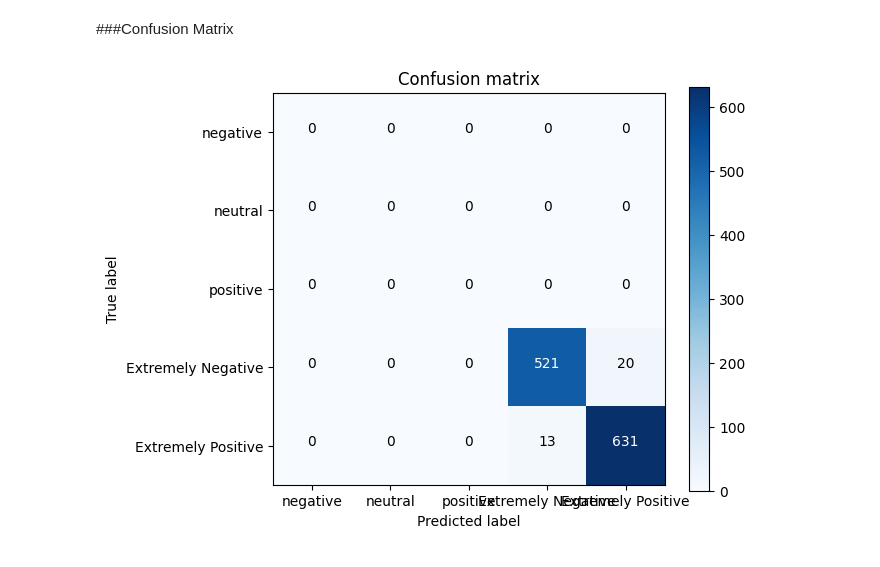
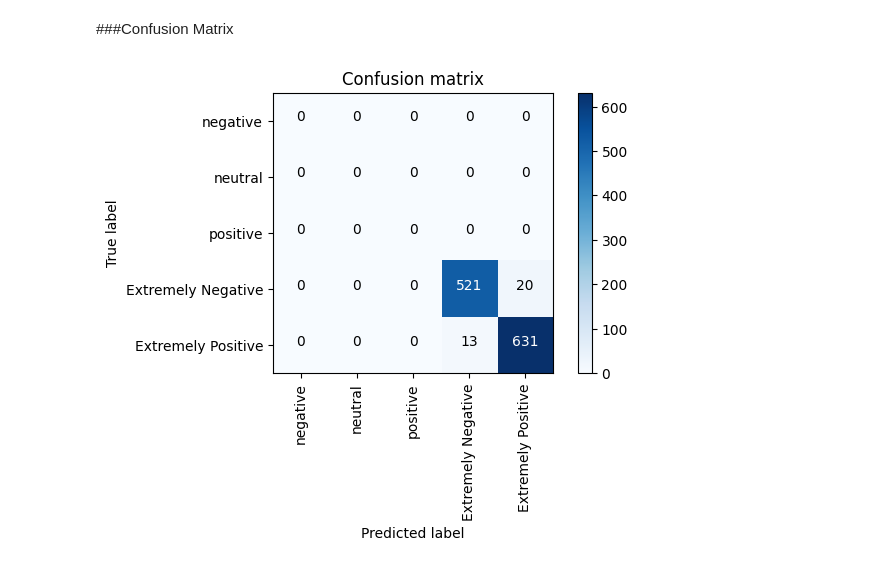
Before and after one commit to smruthyunjaya05/MLE, a Jupyter notebook: SentimentalAnalysisNLP.ipynb, the cells around one changed output. Cells and saved outputs as stored; diff of their text form; code cells hidden in the pictures.

```diff
--- a/SentimentalAnalysisNLP.ipynb
+++ b/SentimentalAnalysisNLP.ipynb
@@ -129,31 +129,35 @@ print(accuracy_score(y_test, predictions))
 # %% [markdown]
 ###Confusion Matrix
 # %%
+import matplotlib.pyplot as plt
+import numpy as np
 from sklearn import metrics
 import itertools
+
 def plot_confusion_matrix(cm, classes,
                           normalize=False,
                           title='Confusion matrix',
                           cmap=plt.cm.Blues):
 
     plt.imshow(cm, interpolation='nearest', cmap=cmap)
     plt.title(title)
     plt.colorbar()
     tick_marks = np.arange(len(classes))
-    plt.xticks(tick_marks, classes)
+    plt.xticks(tick_marks, classes, rotation=90)  # Rotate x-axis labels to vertical
     plt.yticks(tick_marks, classes)
 
     thresh = cm.max() / 2.
     for i, j in itertools.product(range(cm.shape[0]), range(cm.shape[1])):
         plt.text(j, i, cm[i, j],
                  horizontalalignment="center",
                  color="white" if cm[i, j] > thresh else "black")
 
     plt.tight_layout()
     plt.ylabel('True label')
     plt.xlabel('Predicted label')
 
-cm = metrics.confusion_matrix(y_test, predictions, labels=['negative', 'neutral', 'positive','Extremely Negative','Extremely Positive'])
-plot_confusion_matrix(cm, classes=['negative', 'neutral', 'positive','Extremely Negative','Extremely Positive'])
+# Example usage with your confusion matrix
+cm = metrics.confusion_matrix(y_test, predictions, labels=['negative', 'neutral', 'positive', 'Extremely Negative', 'Extremely Positive'])
+plot_confusion_matrix(cm, classes=['negative', 'neutral', 'positive', 'Extremely Negative', 'Extremely Positive'])
 # %% [output]
-[figure, old version]
+[figure, new version]
```
